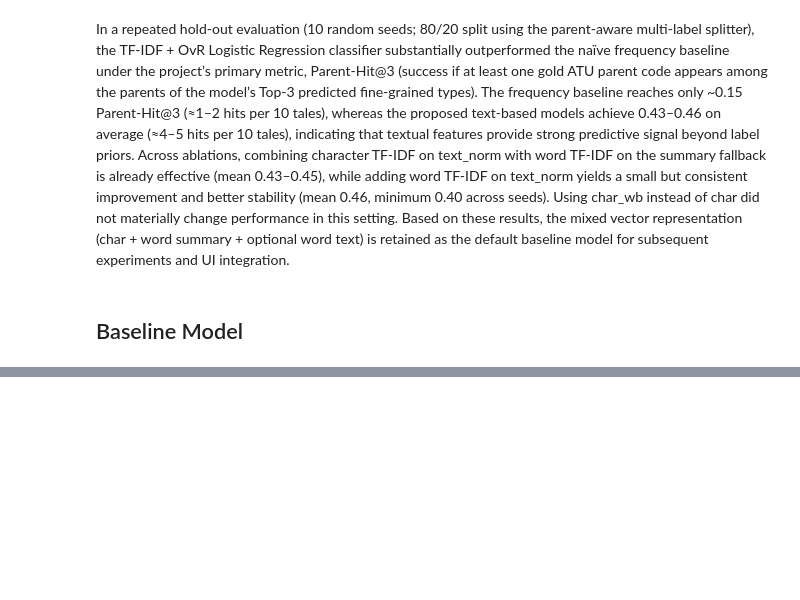
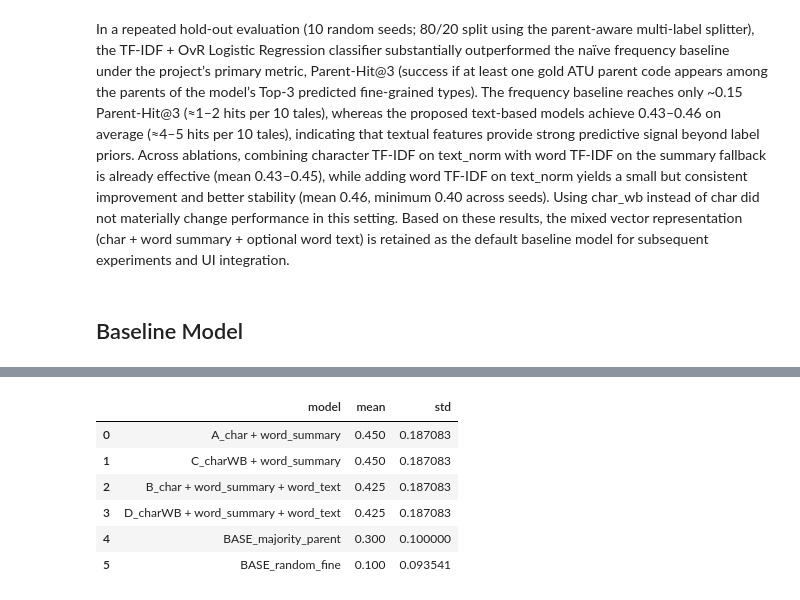
Before and after one commit to eugeniavd/magic_tagger, a Jupyter notebook: notebooks/06_classificator_training.ipynb, the cells around one changed output, grey strips where cells are left out. Cells and saved outputs as stored; diff of their text form; code cells hidden in the pictures; blank space fills up the shorter version.

```diff
--- a/notebooks/06_classificator_training.ipynb
+++ b/notebooks/06_classificator_training.ipynb
@@ -684,0 +589,4 @@ Labels only in test (will be ignored by mlb): 0
+# %%
+mlb = MultiLabelBinarizer()
+Y_train = mlb.fit_transform(y_train_list)
+Y_test  = mlb.transform(y_test_list)
@@ -1567,24 +849,0 @@ Absolute gain vs baseline: +0.200
-# %%
-MODEL_PATH = "models/atu_ovr_tfidf.joblib"
-LABELS_PATH = "models/labels.json"
-META_PATH = "models/meta.json"
-
-# model: ваш sklearn Pipeline
-# mlb: MultiLabelBinarizer (fitted)
-
-joblib.dump(model, MODEL_PATH)
-
-with open(LABELS_PATH, "w", encoding="utf-8") as f:
-    json.dump(list(mlb.classes_), f, ensure_ascii=False, indent=2)
-
-meta = {
-    "created_at": datetime.utcnow().isoformat() + "Z",
-    "model_type": "TFIDF(char+word) + OvR LogisticRegression",
-    "top_k": 3,
-    "input_columns": ["text_norm", "summary_fallback"],
-    "notes": "Config B/D; trained on ERA magic tales; Parent-Hit@3 target metric."
-}
-with open(META_PATH, "w", encoding="utf-8") as f:
-    json.dump(meta, f, ensure_ascii=False, indent=2)
-
-print("Saved:", MODEL_PATH, LABELS_PATH, META_PATH)
@@ -1590,0 +973,24 @@ print("Saved:", MODEL_PATH, LABELS_PATH, META_PATH)
+# %%
+cv_results_with_baselines = dict(cv_results)
+cv_results_with_baselines["BASE_majority_parent"] = baseline_scores
+cv_results_with_baselines["BASE_random_fine"] = random_scores
+
+cv_summary2 = (
+    pd.DataFrame({
+        "model": list(cv_results_with_baselines.keys()),
+        "mean": [cv_results_with_baselines[m].mean() for m in cv_results_with_baselines],
+        "std":  [cv_results_with_baselines[m].std(ddof=0) for m in cv_results_with_baselines],
+    })
+    .sort_values("mean", ascending=False)
+    .reset_index(drop=True)
+)
+
+display(cv_summary2)
+# %% [output]
+|  | model | mean | std |
+| 0 | A_char + word_summary | 0.450 | 0.187083 |
+| 1 | C_charWB + word_summary | 0.450 | 0.187083 |
+| 2 | B_char + word_summary + word_text | 0.425 | 0.187083 |
+| 3 | D_charWB + word_summary + word_text | 0.425 | 0.187083 |
+| 4 | BASE_majority_parent | 0.300 | 0.100000 |
+| 5 | BASE_random_fine | 0.100 | 0.093541 |
```
Also changed, not shown: parts of 43 cells of this notebook, 1 other file.
